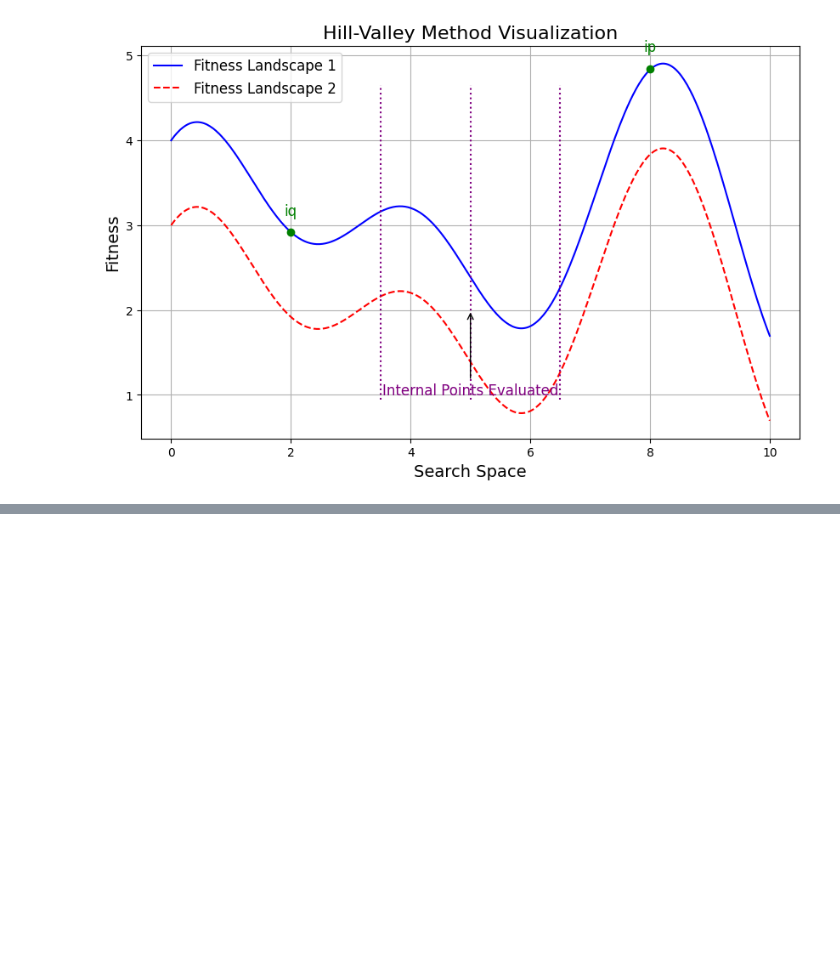
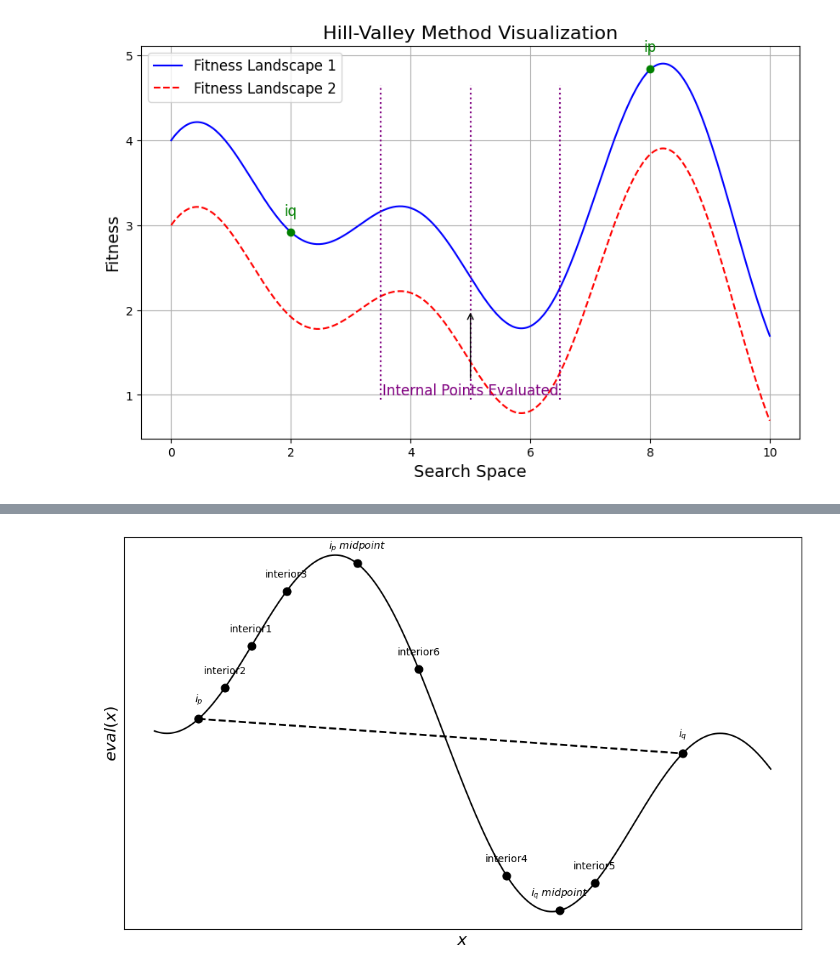
Before and after one commit to MehrdadJalali-AI/LotusEffectAlgorithm, a Jupyter notebook: Plots.ipynb, the cells around one changed output, grey strips where cells are left out. Cells and saved outputs as stored; diff of their text form; code cells hidden in the pictures; blank space fills up the shorter version.

```diff
--- a/Plots.ipynb
+++ b/Plots.ipynb
@@ -183,0 +141,54 @@ plt.show()
+# %%
+import matplotlib.pyplot as plt
+import numpy as np
+
+# Define fitness landscape with clearer oscillations
+x = np.linspace(0.3, 1, 500)
+y = 2 + np.sin(10 * x) * np.cos(5 * x)
+
+fig, ax = plt.subplots(figsize=(10, 6))
+
+# Plot the fitness landscape
+ax.plot(x, y, color='black')
+
+# Define refined points
+points = {
+    '$i_p$': (0.35, 2 + np.sin(3.5) * np.cos(1.75)),
+    '$i_q$': (0.9, 2 + np.sin(9) * np.cos(4.5)),
+    'interior1': (0.41, 2 + np.sin(4.1) * np.cos(2.05)),
+    'interior2': (0.38, 2 + np.sin(3.8) * np.cos(1.9)),
+    'interior3': (0.45, 2 + np.sin(4.5) * np.cos(2.25)),
+    'interior4': (0.7, 2 + np.sin(7.0) * np.cos(3.5)),
+    'interior5': (0.8, 2 + np.sin(8.0) * np.cos(4.0)),
+    'interior6': (0.6, 2 + np.sin(6.0) * np.cos(3.0)),
+    '$i_{p}~midpoint$': (0.53, 2 + np.sin(5.3) * np.cos(2.65)),
+    '$i_{q}~midpoint$': (0.76, 2 + np.sin(7.6) * np.cos(3.8)),
+}
+
+# Plot points clearly
+for label, (px, py) in points.items():
+    ax.scatter(px, py, color='black', s=60, zorder=5)
+    offset_y = 0.04 if 'midpoint' in label else 0.05
+    ax.text(px, py + offset_y, label, fontsize=10, ha='center', va='bottom')
+
+# Connect i_p and i_q with line
+ip_x, ip_y = points['$i_p$']
+iq_x, iq_y = points['$i_q$']
+ax.plot([ip_x, iq_x], [ip_y, iq_y], linestyle='--', color='black', linewidth=1.9)
+
+# Labels and title with improved clarity
+ax.set_xlabel('$x$', fontsize=16)
+ax.set_ylabel('$eval(x)$', fontsize=16)
+#ax.set_title('Visualization of Hill-Valley Method', fontsize=18)
+
+# Removing ticks for cleaner style
+ax.set_xticks([])
+ax.set_yticks([])
+
+# Adding grid with subtler style
+ax.grid(True, linestyle='--', alpha=0.4)
+
+plt.tight_layout()
+plt.show()
+# %% [output]
+[figure, added]
```
Also changed, not shown: parts of 4 cells of this notebook.
